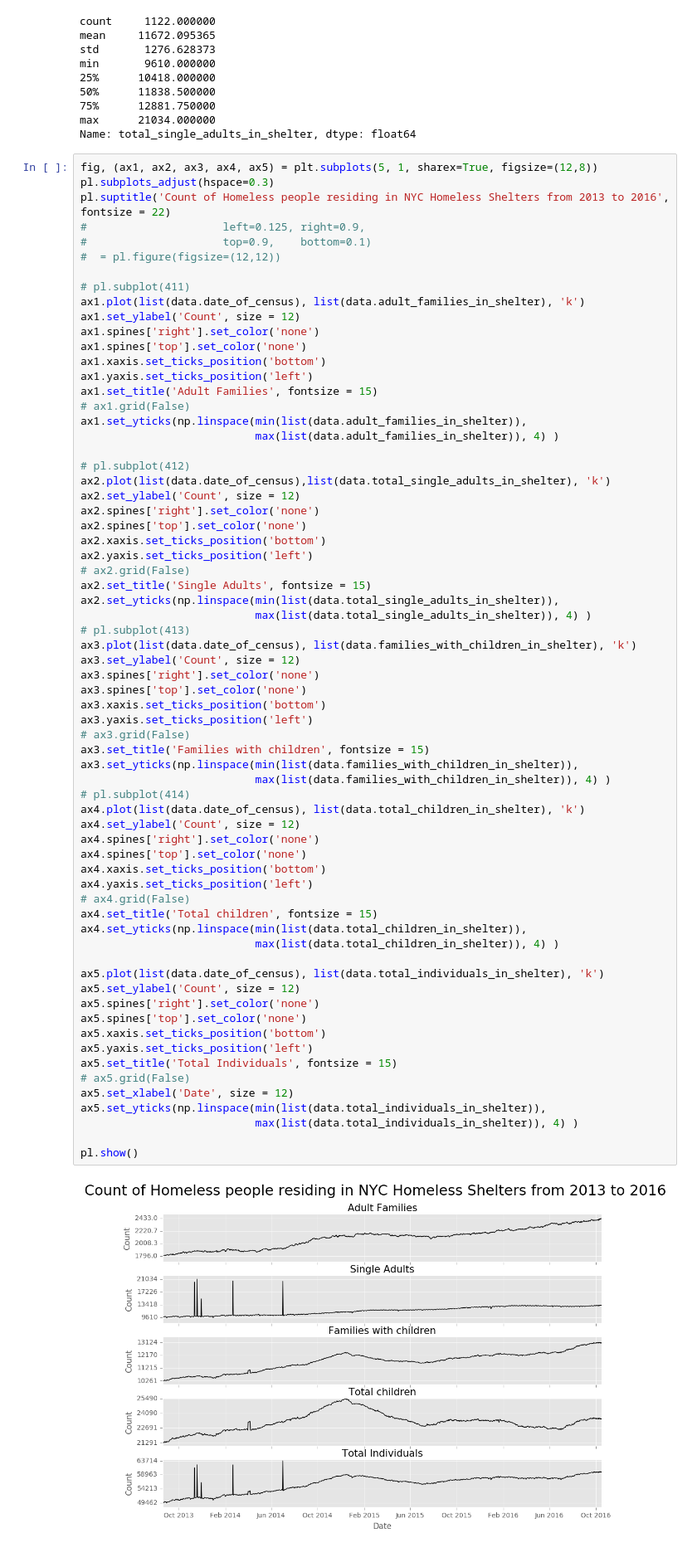
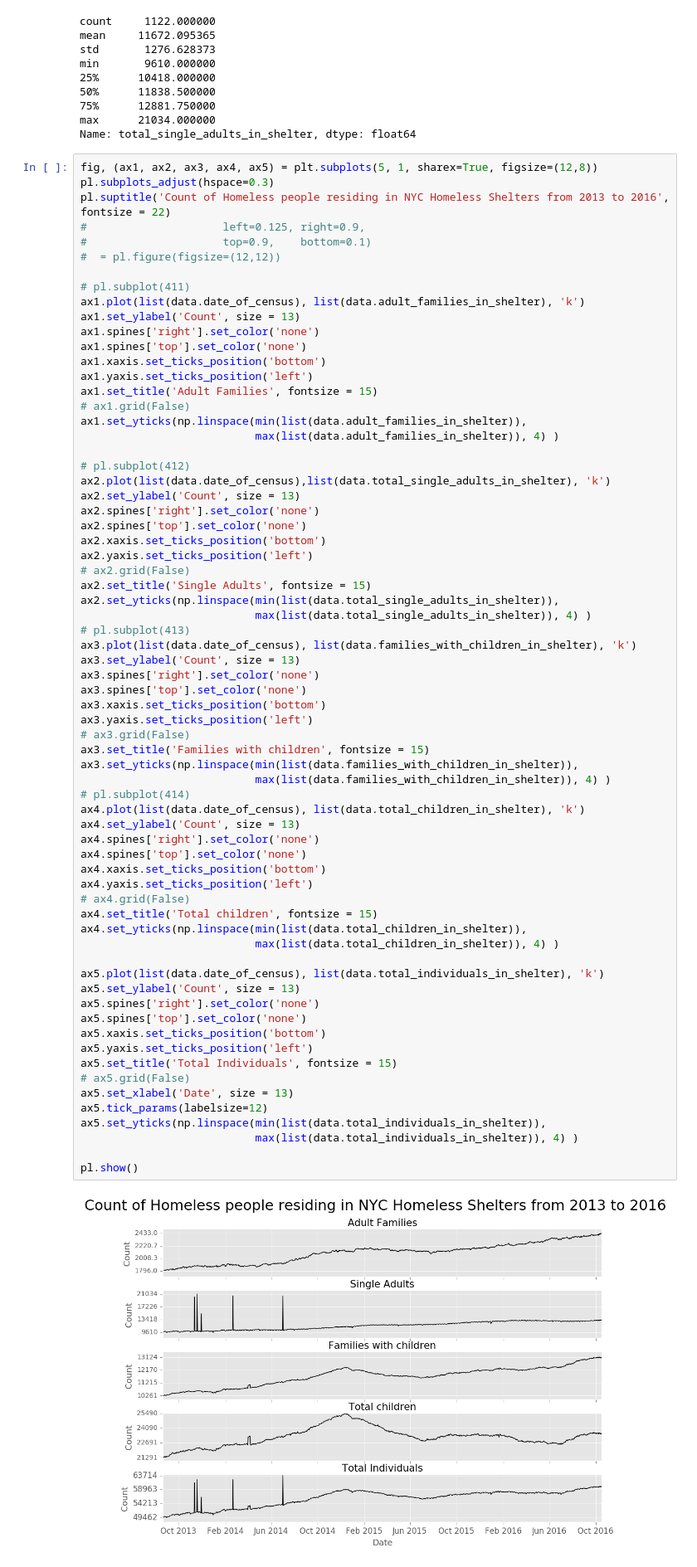
Before and after one commit to ace-gabriel/PUI2016_vys217, a Jupyter notebook: HW7_vys217/HW7_vys217.ipynb, the cells around one changed output. Shown at 83% size. Saved outputs shown, nothing was run; the diff lists cells and outputs as text.

```diff
--- a/HW7_vys217/HW7_vys217.ipynb
+++ b/HW7_vys217/HW7_vys217.ipynb
@@ -107,7 +107,7 @@ pl.suptitle('Count of Homeless people residing in NYC Homeless Shelters from 201
 
 # pl.subplot(411)
 ax1.plot(list(data.date_of_census), list(data.adult_families_in_shelter), 'k')
-ax1.set_ylabel('Count', size = 12)
+ax1.set_ylabel('Count', size = 13)
 ax1.spines['right'].set_color('none')
 ax1.spines['top'].set_color('none')
 ax1.xaxis.set_ticks_position('bottom')
@@ -119,7 +119,7 @@ ax1.set_yticks(np.linspace(min(list(data.adult_families_in_shelter)),
 
 # pl.subplot(412)
 ax2.plot(list(data.date_of_census),list(data.total_single_adults_in_shelter), 'k')
-ax2.set_ylabel('Count', size = 12)
+ax2.set_ylabel('Count', size = 13)
 ax2.spines['right'].set_color('none')
 ax2.spines['top'].set_color('none')
 ax2.xaxis.set_ticks_position('bottom')
@@ -130,41 +130,42 @@ ax2.set_yticks(np.linspace(min(list(data.total_single_adults_in_shelter)),
                            max(list(data.total_single_adults_in_shelter)), 4) )
 # pl.subplot(413)
 ax3.plot(list(data.date_of_census), list(data.families_with_children_in_shelter), 'k')
-ax3.set_ylabel('Count', size = 12)
+ax3.set_ylabel('Count', size = 13)
 ax3.spines['right'].set_color('none')
 ax3.spines['top'].set_color('none')
 ax3.xaxis.set_ticks_position('bottom')
 ax3.yaxis.set_ticks_position('left')
 # ax3.grid(False)
 ax3.set_title('Families with children', fontsize = 15)
 ax3.set_yticks(np.linspace(min(list(data.families_with_children_in_shelter)),
                            max(list(data.families_with_children_in_shelter)), 4) )
 # pl.subplot(414)
 ax4.plot(list(data.date_of_census), list(data.total_children_in_shelter), 'k')
-ax4.set_ylabel('Count', size = 12)
+ax4.set_ylabel('Count', size = 13)
 ax4.spines['right'].set_color('none')
 ax4.spines['top'].set_color('none')
 ax4.xaxis.set_ticks_position('bottom')
 ax4.yaxis.set_ticks_position('left')
 # ax4.grid(False)
 ax4.set_title('Total children', fontsize = 15)
 ax4.set_yticks(np.linspace(min(list(data.total_children_in_shelter)),
                            max(list(data.total_children_in_shelter)), 4) )
 
 ax5.plot(list(data.date_of_census), list(data.total_individuals_in_shelter), 'k')
-ax5.set_ylabel('Count', size = 12)
+ax5.set_ylabel('Count', size = 13)
 ax5.spines['right'].set_color('none')
 ax5.spines['top'].set_color('none')
 ax5.xaxis.set_ticks_position('bottom')
 ax5.yaxis.set_ticks_position('left')
 ax5.set_title('Total Individuals', fontsize = 15)
 # ax5.grid(False)
-ax5.set_xlabel('Date', size = 12)
+ax5.set_xlabel('Date', size = 13)
+ax5.tick_params(labelsize=12)
 ax5.set_yticks(np.linspace(min(list(data.total_individuals_in_shelter)),
                            max(list(data.total_individuals_in_shelter)), 4) )
 
 pl.show()
 # %% [output]
-[figure, old version]
+[figure, new version]
 # %% [markdown]
 ## Figure 1: Daily number of families and individuals residing in the Department of Homeless Services (DHS) shelter system. The number of homeless people has increased overtime; the spikes present maybe because of incorrect data entries
```
